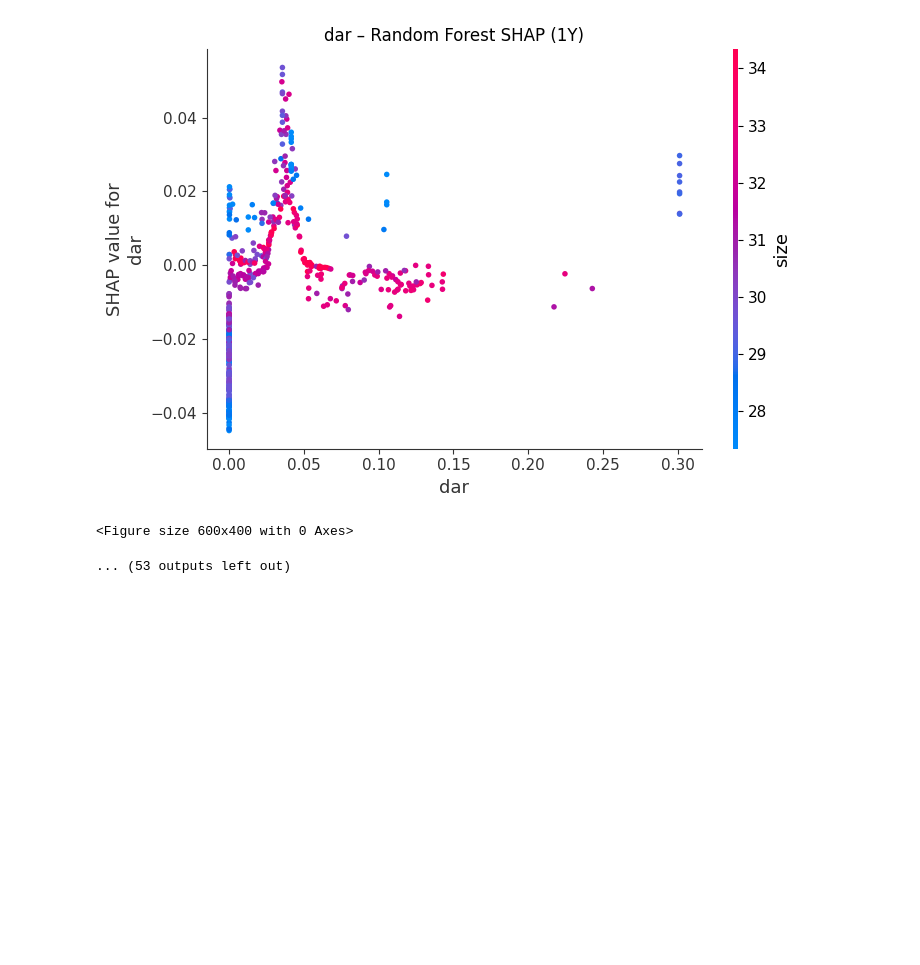
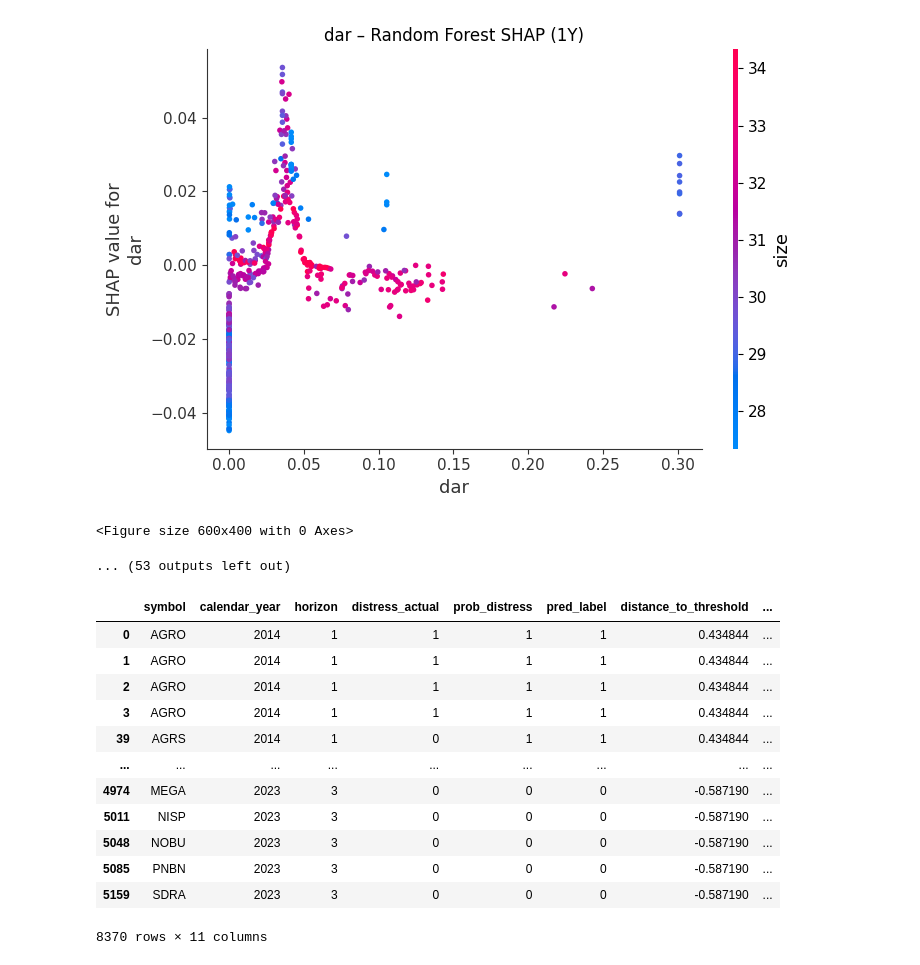
Before and after one commit to carissafarry/bankruptcy-prediction, a Jupyter notebook: src/training_random_forest.ipynb, the cells around one changed output. Saved outputs shown, nothing was run; the diff lists cells and outputs as text; code cells hidden in the pictures; blank space fills up the shorter version.

Commit message:
feat: update export

```diff
--- a/src/training_random_forest.ipynb
+++ b/src/training_random_forest.ipynb
@@ -716,0 +904,30 @@ SHAP Dependence – RF 1Y Horizon
+# %%
+for h in [1, 2, 3, 4, 5]:
+    export_rf_predictions_for_dashboard(
+        model_dict=rf_models[h],
+        df_full=df_h,
+        feature_cols=feature_cols,
+        horizon=h,
+        output_path=f"./output/rf/rf_predictions_{h}y.csv"
+    )
+# %%
+export_lgbm_predictions_all_horizons(
+    models_dict=rf_models,
+    df_full=df_h,
+    feature_cols=feature_cols,
+    output_path="./output/rf/rf_predictions_all_horizons.csv"
+)
+# %% [output]
+|  | symbol | calendar_year | horizon | distress_actual | prob_distress | pred_label | distance_to_threshold | ... |
+| 0 | AGRO | 2014 | 1 | 1 | 1 | 1 | 0.434844 | ... |
+| 1 | AGRO | 2014 | 1 | 1 | 1 | 1 | 0.434844 | ... |
+| 2 | AGRO | 2014 | 1 | 1 | 1 | 1 | 0.434844 | ... |
+| 3 | AGRO | 2014 | 1 | 1 | 1 | 1 | 0.434844 | ... |
+| 39 | AGRS | 2014 | 1 | 0 | 1 | 1 | 0.434844 | ... |
+| ... | ... | ... | ... | ... | ... | ... | ... | ... |
+| 4974 | MEGA | 2023 | 3 | 0 | 0 | 0 | -0.587190 | ... |
+| 5011 | NISP | 2023 | 3 | 0 | 0 | 0 | -0.587190 | ... |
+| 5048 | NOBU | 2023 | 3 | 0 | 0 | 0 | -0.587190 | ... |
+| 5085 | PNBN | 2023 | 3 | 0 | 0 | 0 | -0.587190 | ... |
+| 5159 | SDRA | 2023 | 3 | 0 | 0 | 0 | -0.587190 | ... |
+8370 rows × 11 columns
```
Also changed, not shown: parts of 3 cells of this notebook.
